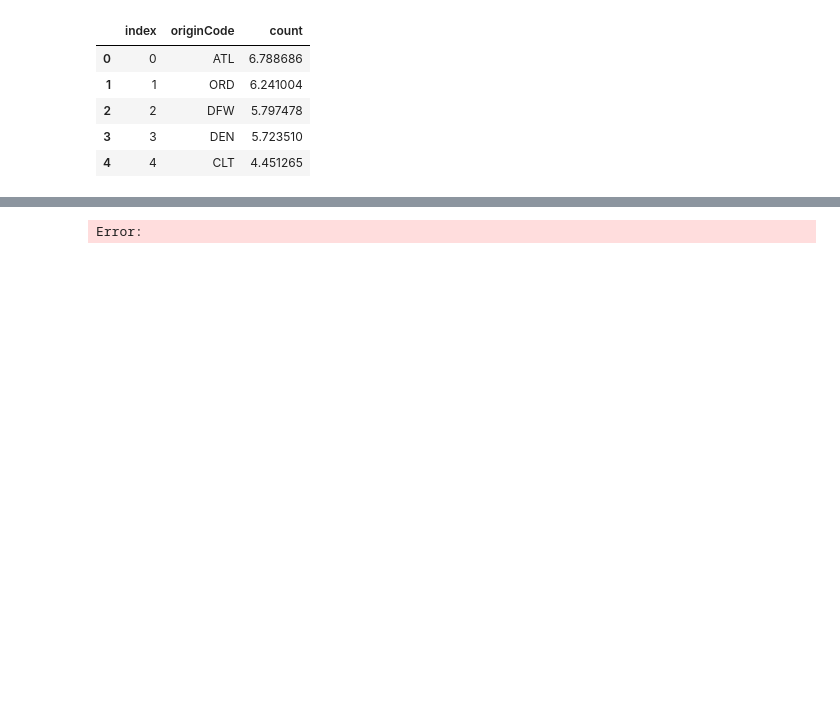
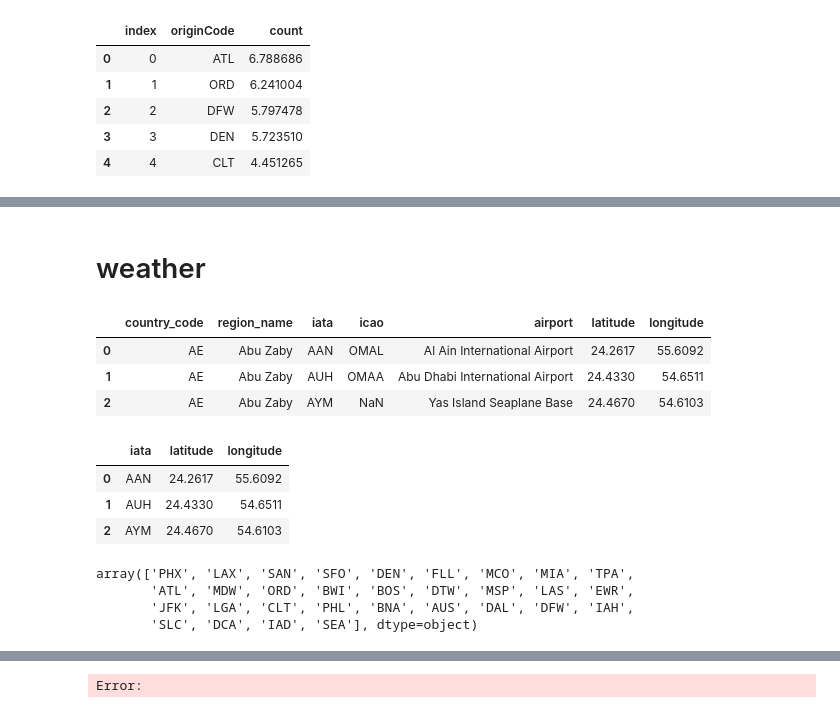
Before and after one commit to dbchristenson/timely-takeoff-model, a Jupyter notebook: src/intake_test.ipynb, the cells around one changed output, grey strips where cells are left out. Drawn from its saved outputs; the diff is of its cells as text; code cells hidden in the pictures; blank space fills up the shorter version.

Commit message:
onto the weather

```diff
--- a/src/intake_test.ipynb
+++ b/src/intake_test.ipynb
@@ -298,0 +303,34 @@ origin_vc.to_csv("../data/origin_vc.csv", index=False)
+# %% [markdown]
+# weather
+# %%
+# load in iata/icao data
+airport_location_df = pd.read_csv("../data/iata-icao.csv")
+airport_location_df.head(3)
+# %% [output]
+|  | country_code | region_name | iata | icao | airport | latitude | longitude |
+| 0 | AE | Abu Zaby | AAN | OMAL | Al Ain International Airport | 24.2617 | 55.6092 |
+| 1 | AE | Abu Zaby | AUH | OMAA | Abu Dhabi International Airport | 24.4330 | 54.6511 |
+| 2 | AE | Abu Zaby | AYM | NaN | Yas Island Seaplane Base | 24.4670 | 54.6103 |
+# %%
+# clean
+airport_location_drops = ["country_code", "region_name", "icao", "airport"]
+airport_location_df = airport_location_df.drop(airport_location_drops, axis=1)
+airport_location_df.head(3)
+# %% [output]
+|  | iata | latitude | longitude |
+| 0 | AAN | 24.2617 | 55.6092 |
+| 1 | AUH | 24.4330 | 54.6511 |
+| 2 | AYM | 24.4670 | 54.6103 |
+# %%
+# only keep rows where value in iata column exists in culled_df.originCode or culled_df.destinationCode
+airport_location_df = airport_location_df[
+    airport_location_df["iata"].isin(culled_df["originCode"])
+    | airport_location_df["iata"].isin(culled_df["destinationCode"])
+]
+
+airport_location_df.iata.unique()
+# %% [output]
+array(['PHX', 'LAX', 'SAN', 'SFO', 'DEN', 'FLL', 'MCO', 'MIA', 'TPA',
+       'ATL', 'MDW', 'ORD', 'BWI', 'BOS', 'DTW', 'MSP', 'LAS', 'EWR',
+       'JFK', 'LGA', 'CLT', 'PHL', 'BNA', 'AUS', 'DAL', 'DFW', 'IAH',
+       'SLC', 'DCA', 'IAD', 'SEA'], dtype=object)
```
Also changed, not shown: parts of 15 cells of this notebook, 2 other files.
